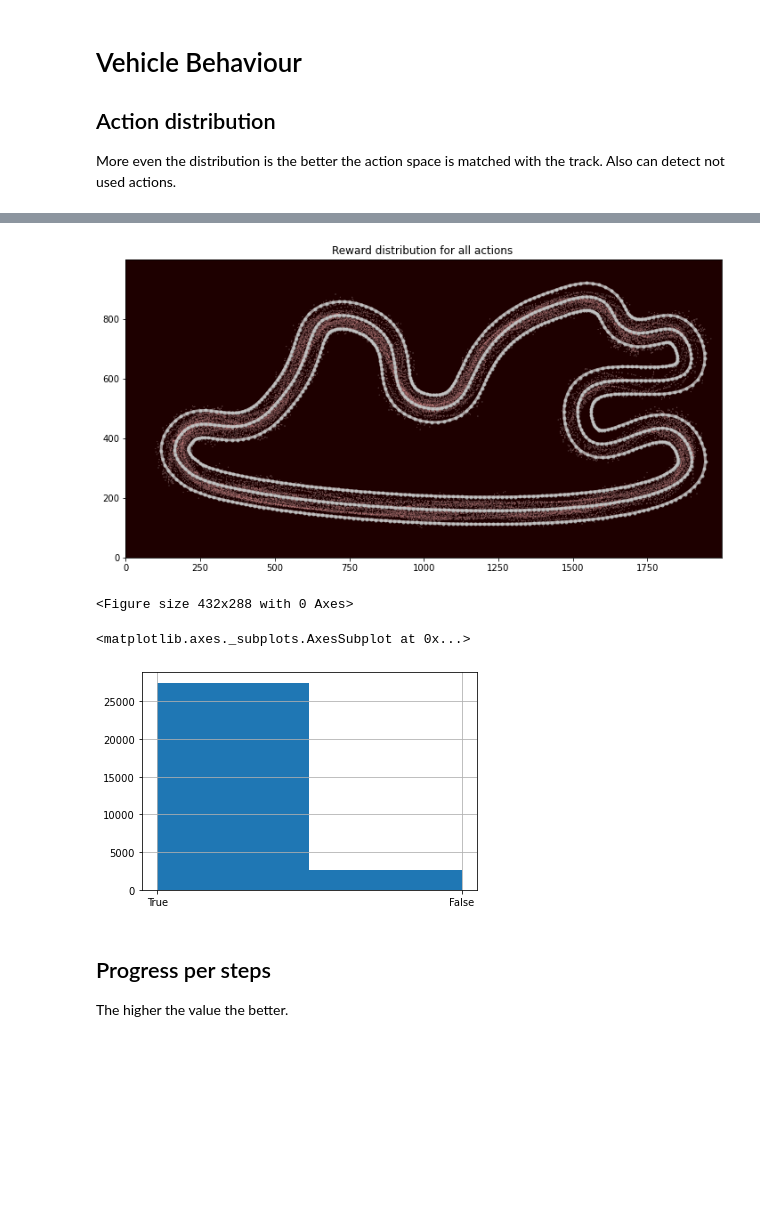
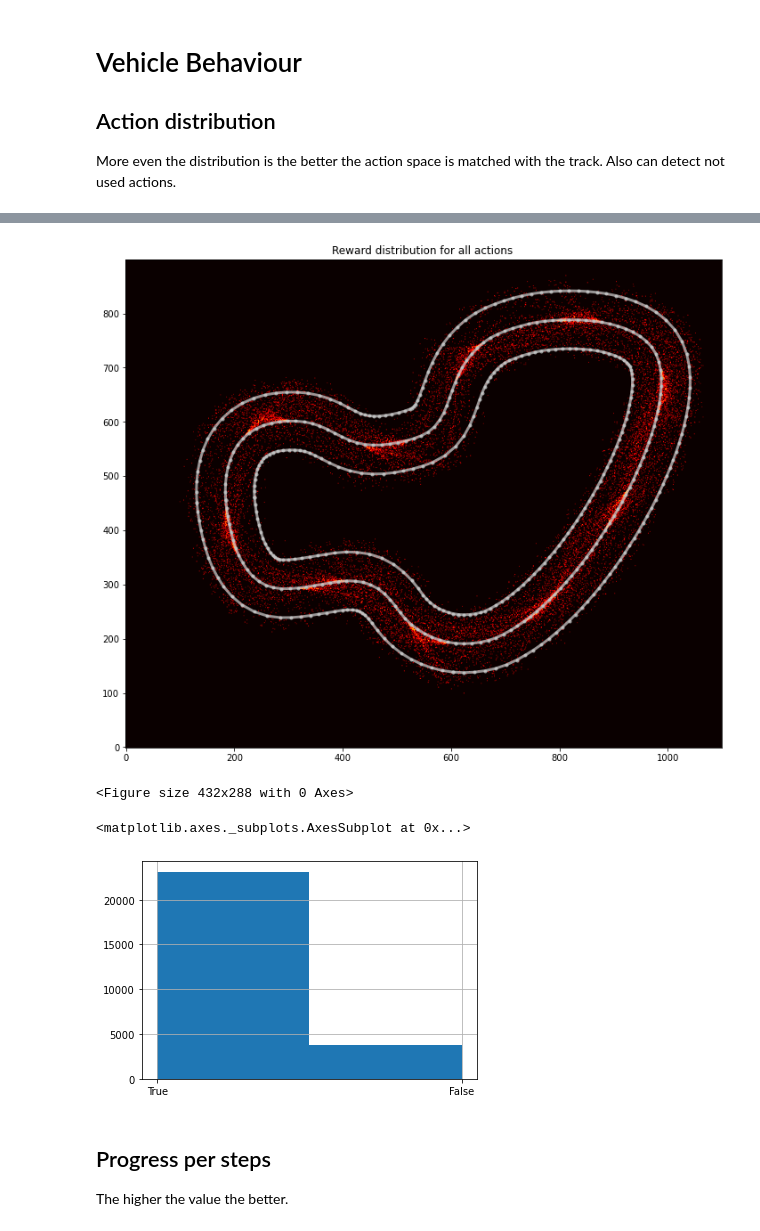
Before and after one commit to Maciej-GBS/dr-gummy, a Jupyter notebook: Essentials_analysis.ipynb, the cells around one changed output, grey strips where cells are left out. Cells and saved outputs as stored; diff of their text form; code cells hidden in the pictures; blank space fills up the shorter version.

```diff
--- a/Essentials_analysis.ipynb
+++ b/Essentials_analysis.ipynb
@@ -42,5 +42,5 @@ Mexico_track.npy
 # %%
 tu = TrackIO()
 # %%
-track = tu.load_track("FS_June2020")
+track = tu.load_track("reInvent2019_track")
 # %% [output]
@@ -99,7 +99,7 @@ plt.grid()
 # %% [markdown]
 ## Load log
 # %%
-stream_name = 'TS-delta' ## CHANGE This to your simulation application ID
+stream_name = 'EXT-alpha' ## CHANGE This to your simulation application ID
 fname = 'logs/deepracer-%s.log' %stream_name  # The log will be downloaded into the specified path
 # %%
 cw.download_log(fname, stream_prefix=stream_name)  # add force=True if you downloaded the file before but want to repeat
@@ -176,14 +181,14 @@ pu.plot_track(df, track, value_field='steer', margin=1, cmap='bwr')
 <Figure size 432x288 with 0 Axes>
 # %%
-pu.plot_track(df, track, value_field='throttle', margin=1, cmap='pink')
+pu.plot_track(df, track, value_field='throttle', margin=1)
 # %% [output]
-[figure, old version]
+[figure, new version]
 <Figure size 432x288 with 0 Axes>
 # %%
 df['on_track'].hist(bins=2)
 # %% [output]
 <matplotlib.axes._subplots.AxesSubplot at 0x...>
-[figure, old version]
+[figure, new version]
 # %% [markdown]
 ## Progress per steps
 The higher the value the better.
```
Also changed, not shown: parts of 29 cells of this notebook.
